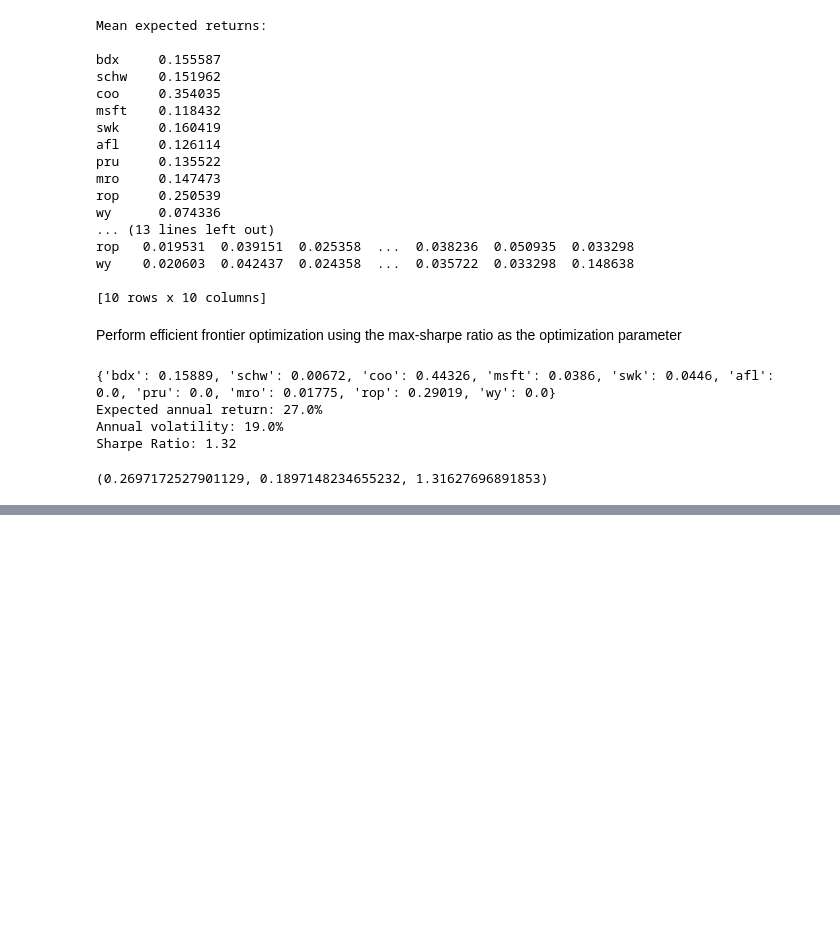
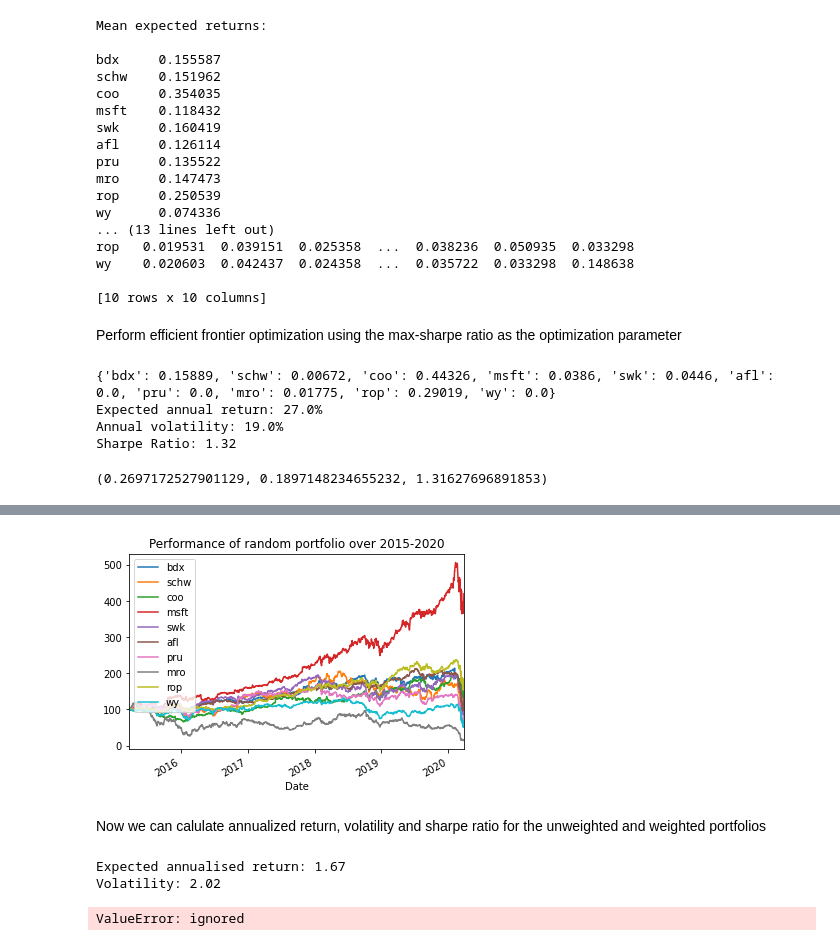
Before and after one commit to CAP4770-group9-project/final-project, a Jupyter notebook: classical_portfolio_optimization.ipynb, the cells around one changed output, grey strips where cells are left out. Drawn from its saved outputs; the diff is of its cells as text; code cells hidden in the pictures; blank space fills up the shorter version.

Commit message:
plotted test data, calculated mean annualized returns and volatility

```diff
--- a/classical_portfolio_optimization.ipynb
+++ b/classical_portfolio_optimization.ipynb
@@ -287,0 +293,32 @@ Sharpe Ratio: 1.32
+# %%
+#obtain price data for test period
+testPrices = ffn.get(randomTickers,start='2015-03-26', end='2020-03-26')
+ax = testPrices.rebase().plot(title="Performance of random portfolio over 2015-2020")
+# %% [output]
+[figure, added]
+# %% [markdown]
+Now we can calulate annualized return, volatility and sharpe ratio for the unweighted and weighted portfolios
+# %%
+#https://towardsdatascience.com/optimizing-portfolios-with-modern-portfolio-theory-using-python-60ce9a597808
+
+weights_array = [np.ones(10), cleaned_weights.values()]
+
+for weights in weights_array:
+  returns = prices.pct_change()
+
+  # mean daily return and covariance of daily returns
+  mean_daily_returns = returns.mean()
+  cov_matrix = returns.cov()
+
+  # portfolio weights
+  weights = np.asarray(weights)
+
+  portfolio_return = round(np.sum(mean_daily_returns * weights) * 252,2)
+  portfolio_std_dev = round(np.sqrt(np.dot(weights.T,np.dot(cov_matrix, weights))) * np.sqrt(252),2)
+
+  print("Expected annualised return: " + str(portfolio_return))
+  print("Volatility: " + str(portfolio_std_dev))
+# %% [output]
+Expected annualised return: 1.67
+Volatility: 2.02
+ValueError: ignored
```
Also changed, not shown: parts of 2 cells of this notebook.
